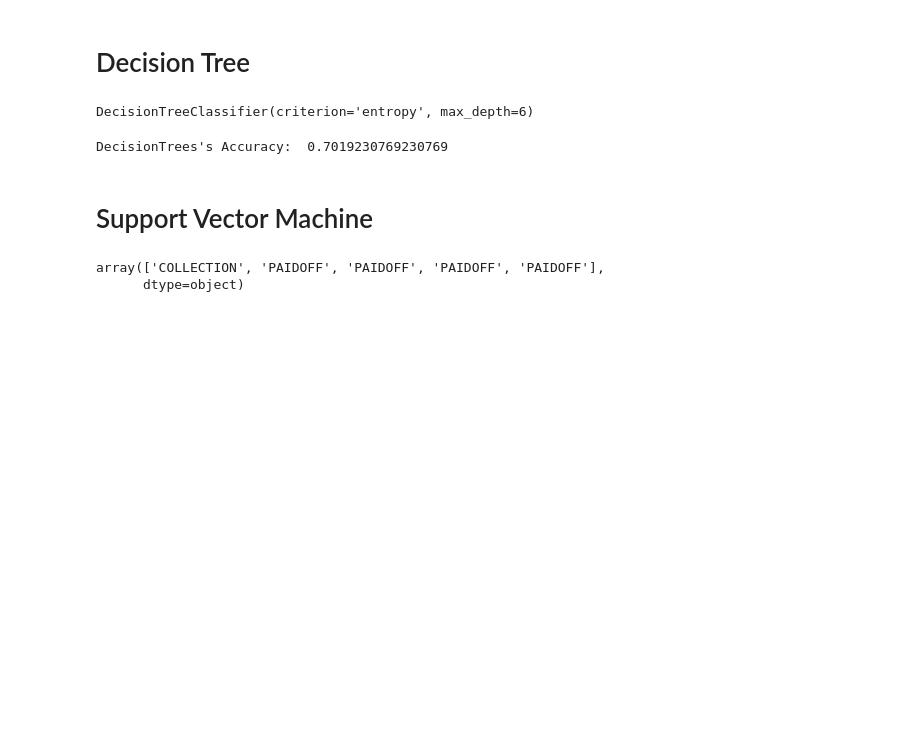
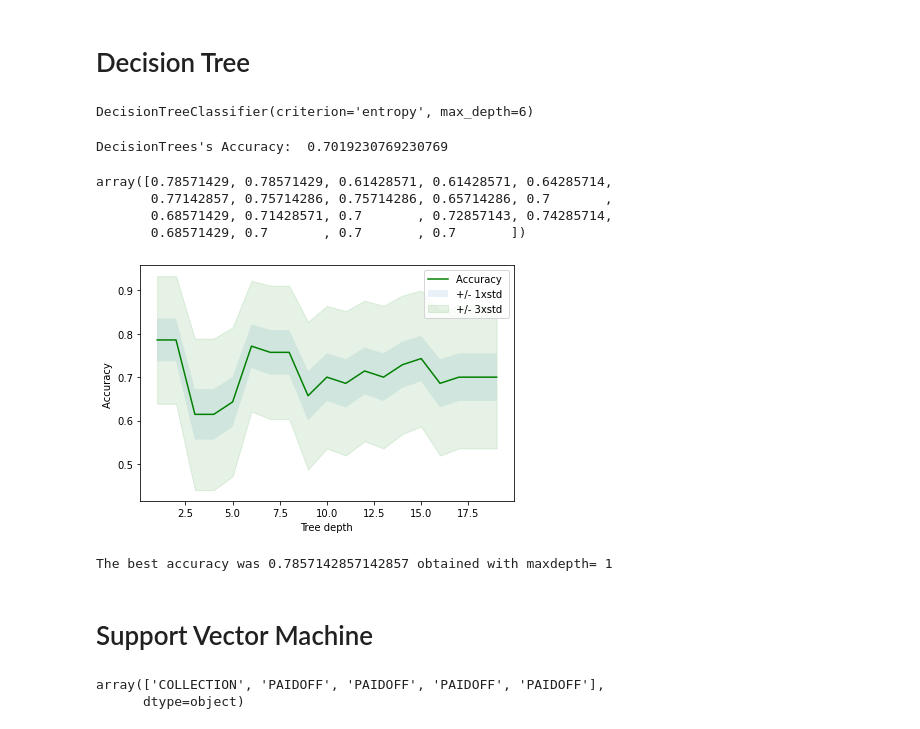
Before and after one commit to Ambiavi/coursera.capstone.project, a Jupyter notebook: Loan issuance.ipynb, the cells around one changed output. Drawn from its saved outputs; the diff is of its cells as text; code cells hidden in the pictures; blank space fills up the shorter version.

```diff
--- a/Loan issuance.ipynb
+++ b/Loan issuance.ipynb
@@ -347,6 +348,40 @@ import matplotlib.pyplot as plt
 print("DecisionTrees's Accuracy: ", metrics.accuracy_score(y_testset, predTree))
 # %% [output]
 DecisionTrees's Accuracy:  0.7019230769230769
+# %%
+max_depths = 20
+mean_acc_dt = np.zeros((max_depths-1))
+std_acc_dt = np.zeros((max_depths-1))
+
+for n in range(1,max_depths):
+
+    #Train Model and Predict
+    dtree = DecisionTreeClassifier(criterion="entropy", max_depth = n).fit(X_train,y_train)
+    yhat=dtree.predict(X_test)
+    mean_acc_dt[n-1] = metrics.accuracy_score(y_test, yhat)
+
+
+    std_acc_dt[n-1]=np.std(yhat==y_test)/np.sqrt(yhat.shape[0])
+
+mean_acc_dt
+# %% [output]
+array([0.78571429, 0.78571429, 0.61428571, 0.61428571, 0.64285714,
+       0.77142857, 0.75714286, 0.75714286, 0.65714286, 0.7       ,
+       0.68571429, 0.71428571, 0.7       , 0.72857143, 0.74285714,
+       0.68571429, 0.7       , 0.7       , 0.7       ])
+# %%
+plt.plot(range(1,max_depths),mean_acc_dt,'g')
+plt.fill_between(range(1,max_depths),mean_acc_dt - 1 * std_acc_dt,mean_acc_dt + 1 * std_acc_dt, alpha=0.10)
+plt.fill_between(range(1,max_depths),mean_acc_dt - 3 * std_acc_dt,mean_acc_dt + 3 * std_acc_dt, alpha=0.10,color="green")
+plt.legend(('Accuracy ', '+/- 1xstd','+/- 3xstd'))
+plt.ylabel('Accuracy ')
+plt.xlabel('Tree depth')
+plt.tight_layout()
+plt.show()
+print( "The best accuracy was", mean_acc_dt.max(), "obtained with maxdepth=", mean_acc_dt.argmax()+1)
+# %% [output]
+[figure, added]
+The best accuracy was 0.7857142857142857 obtained with maxdepth= 1
 # %% [markdown]
 # Support Vector Machine
 # %%
```
Also changed, not shown: parts of 11 cells of this notebook.
